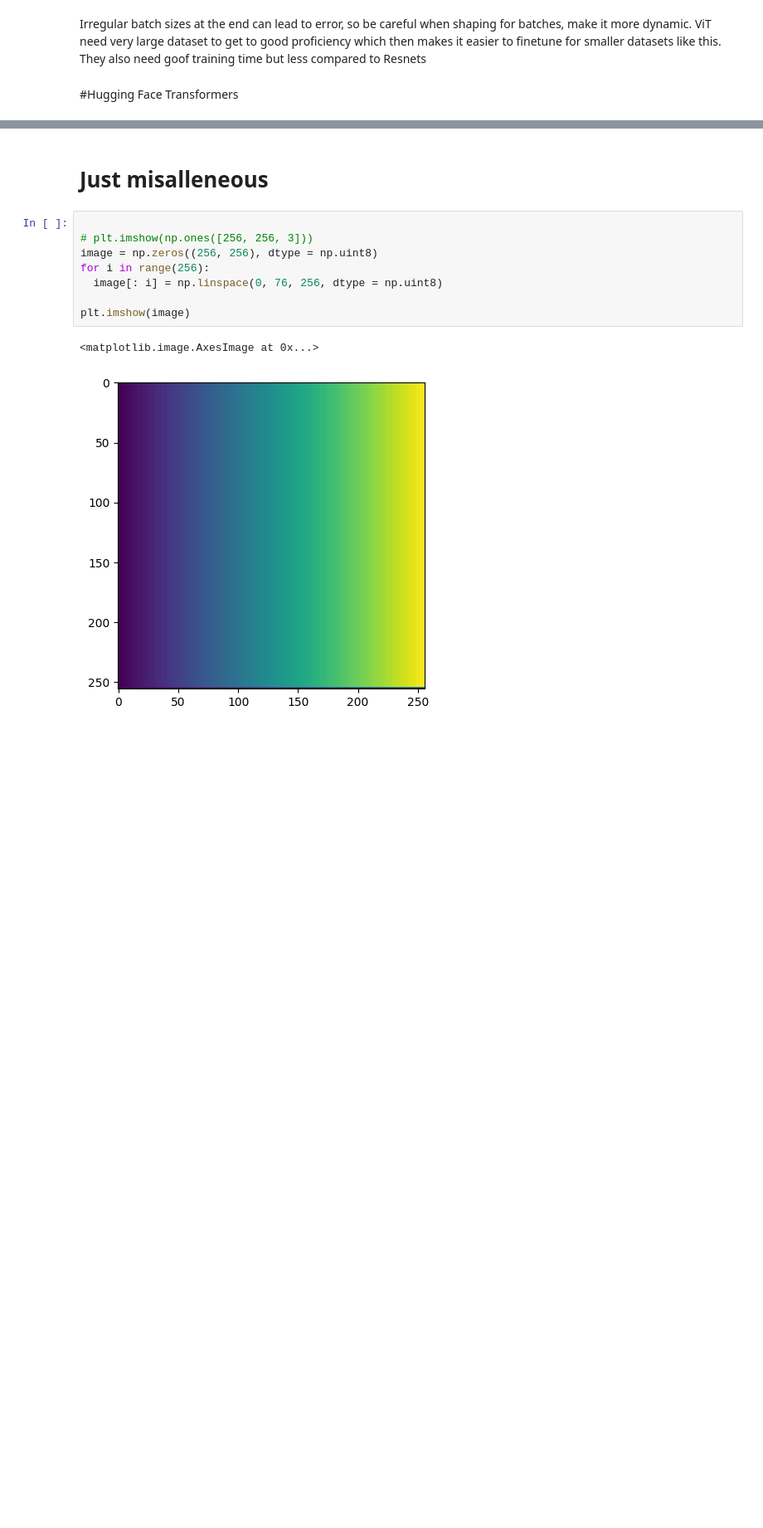
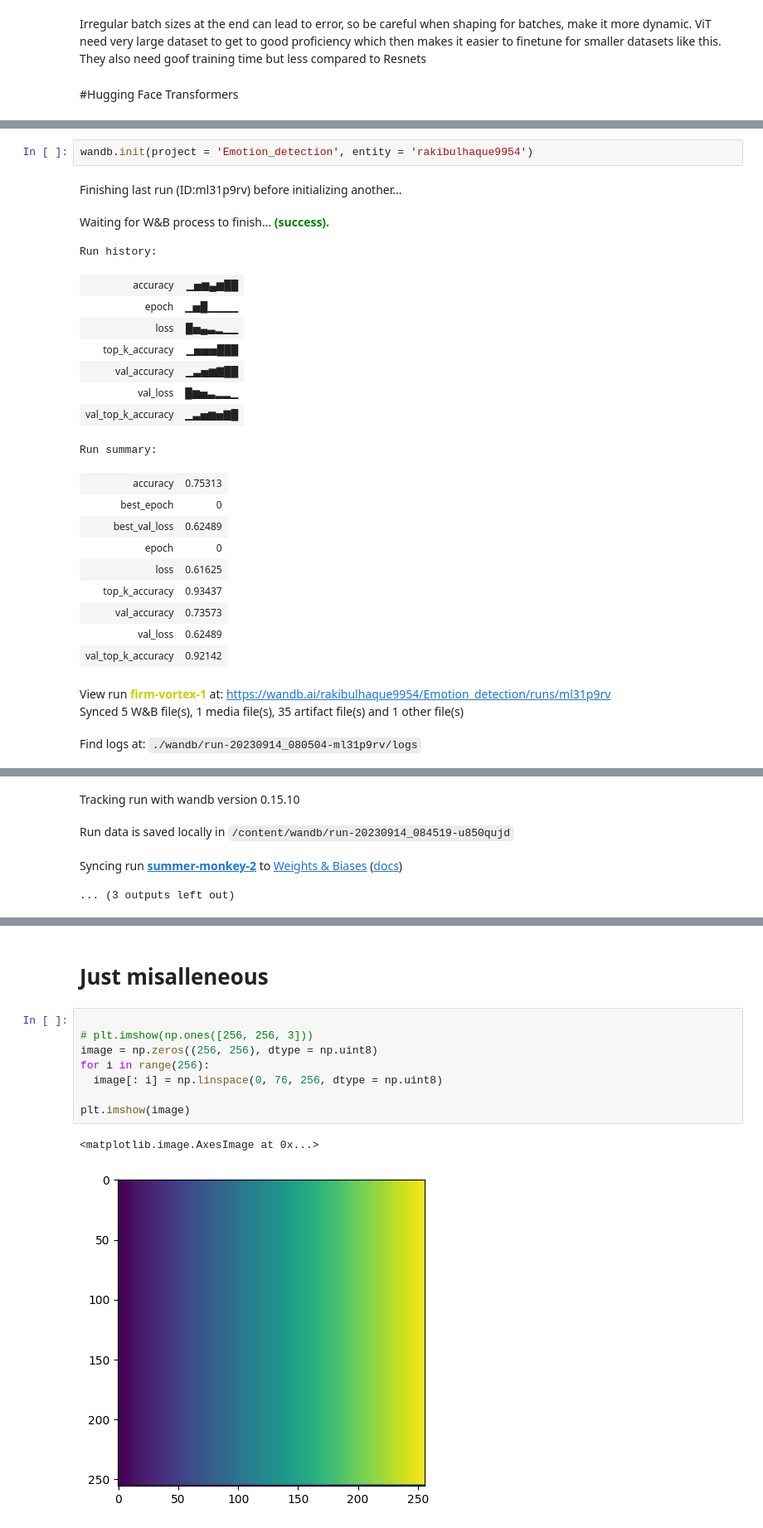
Before and after one commit to rakibulhaque9954/Emotion_model-sec-17-Vision-Transfomers, a Jupyter notebook: Emotion_model(sec_17)Vision_Transfomers.ipynb, the cells around one changed output, grey strips where cells are left out. Shown at 83% size. Cells and saved outputs as stored; diff of their text form; blank space fills up the shorter version.

```diff
--- a/Emotion_model(sec_17)Vision_Transfomers.ipynb
+++ b/Emotion_model(sec_17)Vision_Transfomers.ipynb
@@ -656,0 +567,26 @@ ViT need very large dataset to get to good proficiency which then makes it easie
+# %%
+wandb.init(project = 'Emotion_detection', entity = 'rakibulhaque9954')
+# %% [output]
+Finishing last run (ID:ml31p9rv) before initializing another...
+Waiting for W&B process to finish... (success).
+Run history:
+| accuracy | ▁▅▆▄▆██ |
+| epoch | ▁▅█▁▁▁▁ |
+| loss | █▅▄▃▂▁▁ |
+| top_k_accuracy | ▁▅▅▅███ |
+| val_accuracy | ▁▃▅▆▇██ |
+| val_loss | █▆▅▃▂▂▁ |
+| val_top_k_accuracy | ▁▃▅▆▅▇█ |
+Run summary:
+| accuracy | 0.75313 |
+| best_epoch | 0 |
+| best_val_loss | 0.62489 |
+| epoch | 0 |
+| loss | 0.61625 |
+| top_k_accuracy | 0.93437 |
+| val_accuracy | 0.73573 |
+| val_loss | 0.62489 |
+| val_top_k_accuracy | 0.92142 |
+View run firm-vortex-1 at: https://wandb.ai/rakibulhaque9954/Emotion_detection/runs/ml31p9rv
+Synced 5 W&B file(s), 1 media file(s), 35 artifact file(s) and 1 other file(s)
+Find logs at: ./wandb/run-20230914_080504-ml31p9rv/logs
@@ -656,0 +594,4 @@ ViT need very large dataset to get to good proficiency which then makes it easie
+Tracking run with wandb version 0.15.10
+Run data is saved locally in /content/wandb/run-20230914_084519-u850qujd
+Syncing run summer-monkey-2 to Weights & Biases (docs)
+... (3 outputs left out)
```
Also changed, not shown: parts of 71 cells of this notebook.
